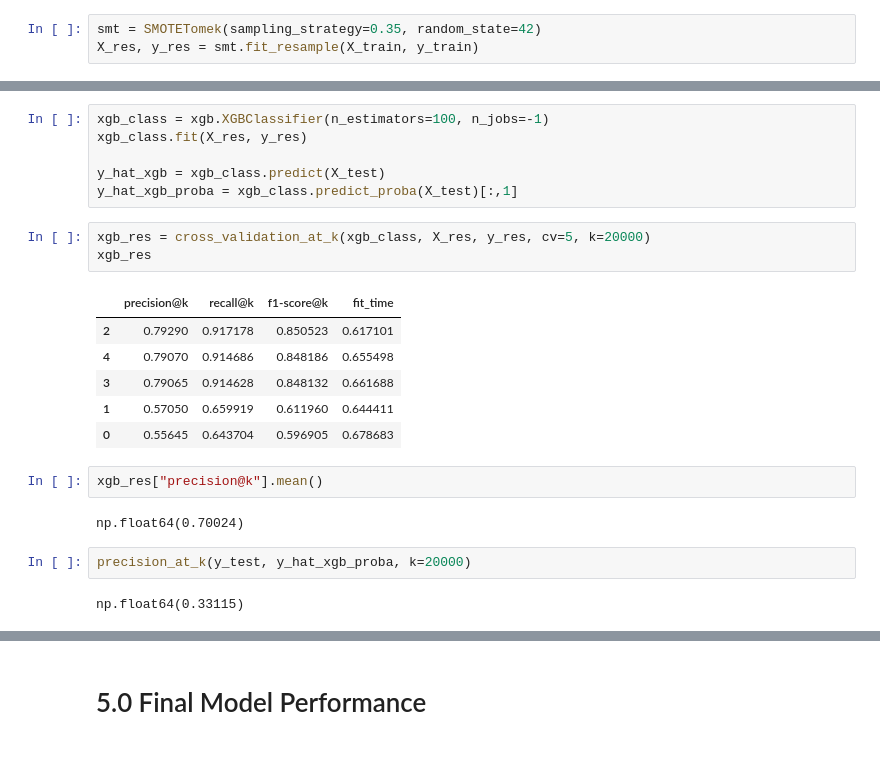
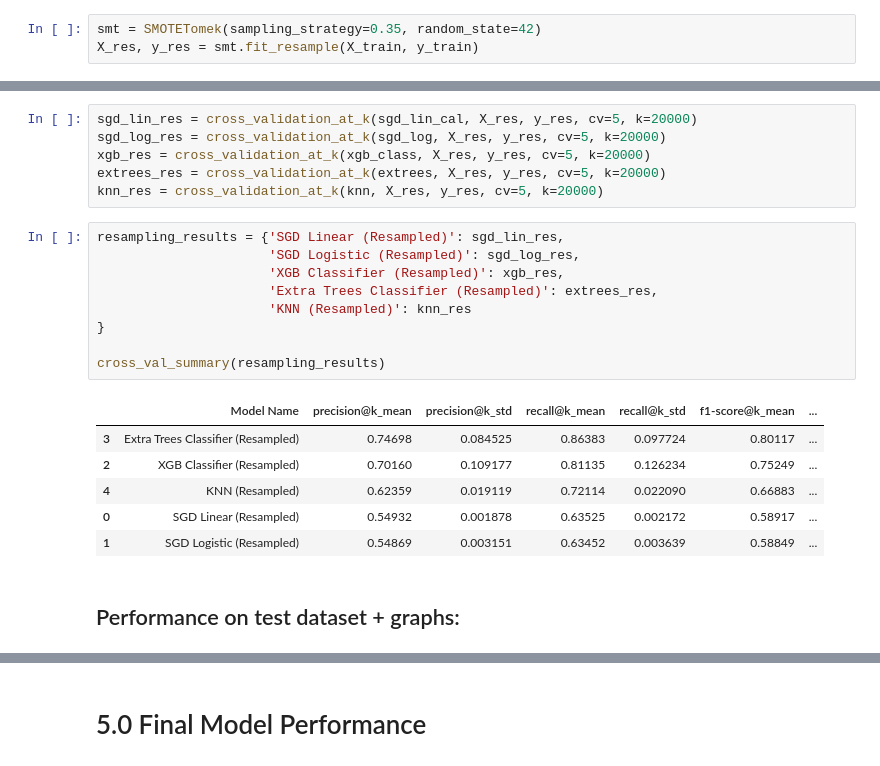
Before and after one commit to iury-repo/health_insurance_cs, a Jupyter notebook: notebooks/2-ims-modeling.ipynb, the cells around one changed output, grey strips where cells are left out. Drawn from its saved outputs; the diff is of its cells as text.

```diff
--- a/notebooks/2-ims-modeling.ipynb
+++ b/notebooks/2-ims-modeling.ipynb
@@ -661,24 +661,24 @@ check_imbalance(res_df)
-# %%
-xgb_class = xgb.XGBClassifier(n_estimators=100, n_jobs=-1)
-xgb_class.fit(X_res, y_res)
-
-y_hat_xgb = xgb_class.predict(X_test)
-y_hat_xgb_proba = xgb_class.predict_proba(X_test)[:,1]
-# %%
-xgb_res = cross_validation_at_k(xgb_class, X_res, y_res, cv=5, k=20000)
-xgb_res
-# %% [output]
-|  | precision@k | recall@k | f1-score@k | fit_time |
-| 2 | 0.79290 | 0.917178 | 0.850523 | 0.617101 |
-| 4 | 0.79070 | 0.914686 | 0.848186 | 0.655498 |
-| 3 | 0.79065 | 0.914628 | 0.848132 | 0.661688 |
-| 1 | 0.57050 | 0.659919 | 0.611960 | 0.644411 |
-| 0 | 0.55645 | 0.643704 | 0.596905 | 0.678683 |
-# %%
-xgb_res["precision@k"].mean()
-# %% [output]
-np.float64(0.70024)
-# %%
-precision_at_k(y_test, y_hat_xgb_proba, k=20000)
-# %% [output]
-np.float64(0.33115)
+# %%
+sgd_lin_res = cross_validation_at_k(sgd_lin_cal, X_res, y_res, cv=5, k=20000)
+sgd_log_res = cross_validation_at_k(sgd_log, X_res, y_res, cv=5, k=20000)
+xgb_res = cross_validation_at_k(xgb_class, X_res, y_res, cv=5, k=20000)
+extrees_res = cross_validation_at_k(extrees, X_res, y_res, cv=5, k=20000)
+knn_res = cross_validation_at_k(knn, X_res, y_res, cv=5, k=20000)
+# %%
+resampling_results = {'SGD Linear (Resampled)': sgd_lin_res,
+                      'SGD Logistic (Resampled)': sgd_log_res,
+                      'XGB Classifier (Resampled)': xgb_res,
+                      'Extra Trees Classifier (Resampled)': extrees_res,
+                      'KNN (Resampled)': knn_res
+}
+
+cross_val_summary(resampling_results)
+# %% [output]
+|  | Model Name | precision@k_mean | precision@k_std | recall@k_mean | recall@k_std | f1-score@k_mean | ... |
+| 3 | Extra Trees Classifier (Resampled) | 0.74698 | 0.084525 | 0.86383 | 0.097724 | 0.80117 | ... |
+| 2 | XGB Classifier (Resampled) | 0.70160 | 0.109177 | 0.81135 | 0.126234 | 0.75249 | ... |
+| 4 | KNN (Resampled) | 0.62359 | 0.019119 | 0.72114 | 0.022090 | 0.66883 | ... |
+| 0 | SGD Linear (Resampled) | 0.54932 | 0.001878 | 0.63525 | 0.002172 | 0.58917 | ... |
+| 1 | SGD Logistic (Resampled) | 0.54869 | 0.003151 | 0.63452 | 0.003639 | 0.58849 | ... |
+# %% [markdown]
+## Performance on test dataset + graphs:
```
Also changed, not shown: parts of 11 cells of this notebook.
